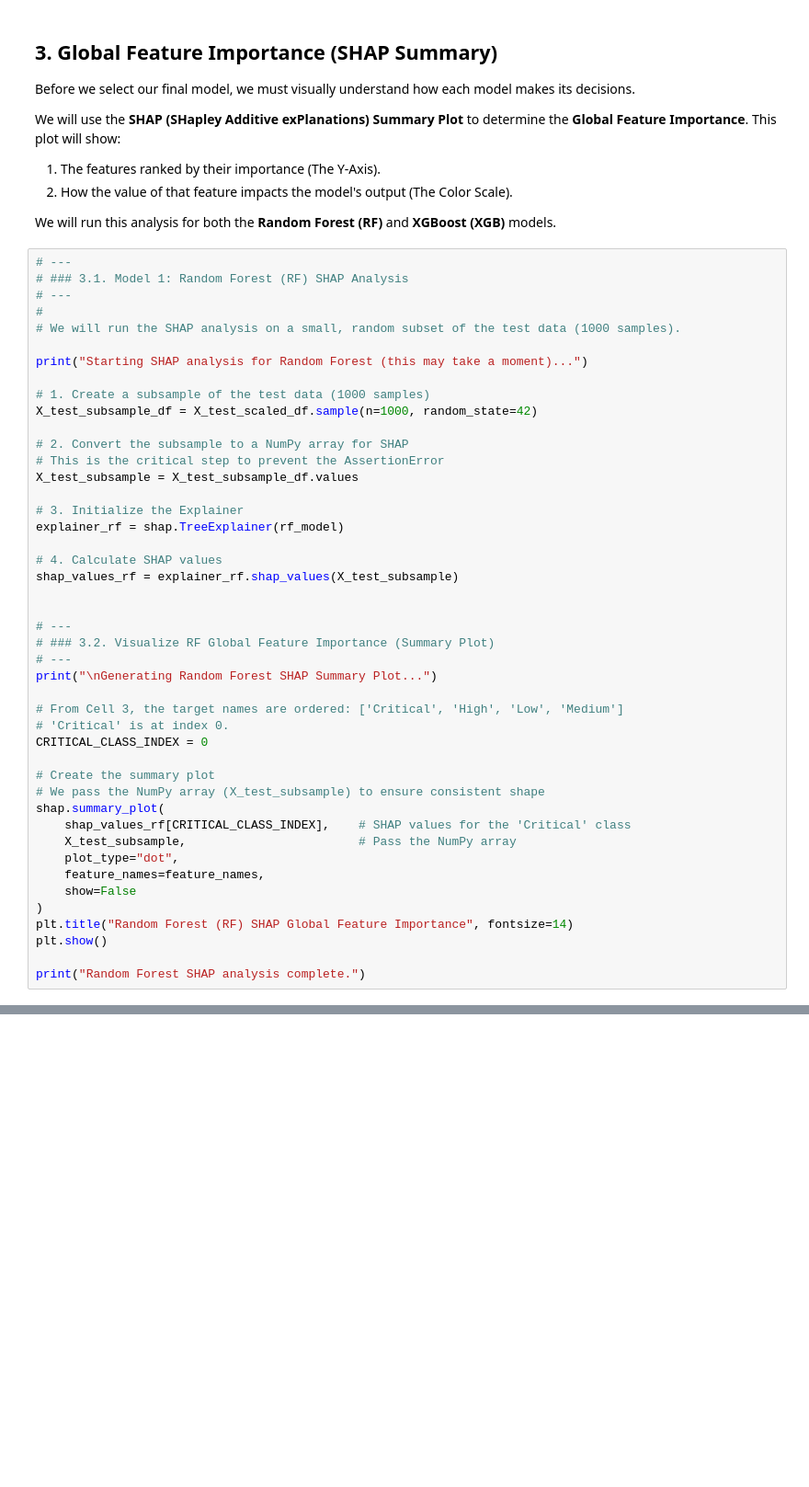
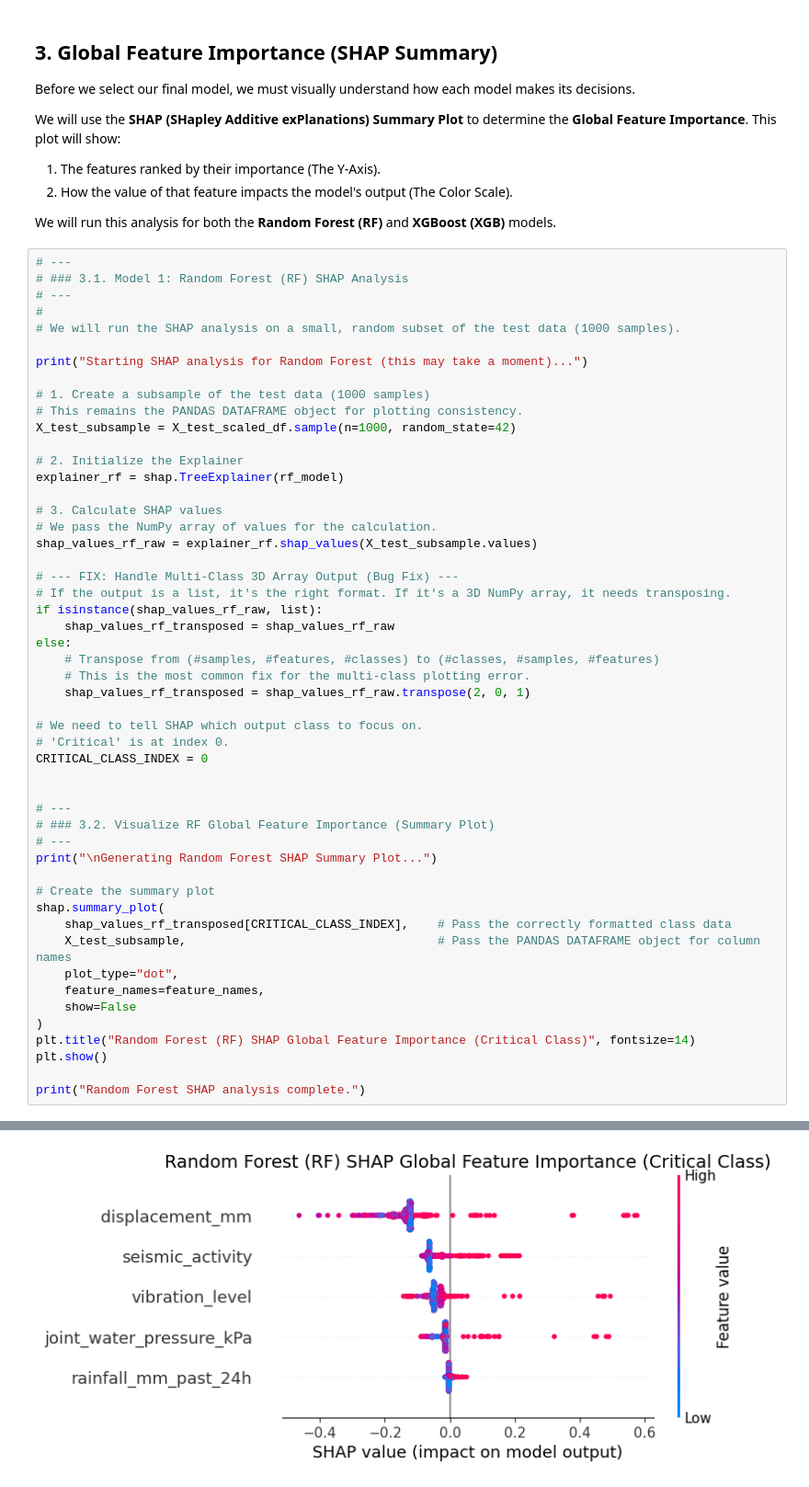
Before and after one commit to JAMPANIKOMAL/open-pit-mine-rockfall-prediction, a Jupyter notebook: notebooks/04_model_interpretation_and_results.ipynb, the cells around one changed output, grey strips where cells are left out. Shown at 92% size. Saved outputs shown, nothing was run; the diff lists cells and outputs as text; blank space fills up the shorter version.

```diff
--- a/notebooks/04_model_interpretation_and_results.ipynb
+++ b/notebooks/04_model_interpretation_and_results.ipynb
@@ -156,46 +156,53 @@ We will run this analysis for both the **Random Forest (RF)** and **XGBoost (XGB
 # ---
 #
 # We will run the SHAP analysis on a small, random subset of the test data (1000 samples).
 
 print("Starting SHAP analysis for Random Forest (this may take a moment)...")
 
 # 1. Create a subsample of the test data (1000 samples)
-X_test_subsample_df = X_test_scaled_df.sample(n=1000, random_state=42)
+# This remains the PANDAS DATAFRAME object for plotting consistency.
+X_test_subsample = X_test_scaled_df.sample(n=1000, random_state=42)
 
-# 2. Convert the subsample to a NumPy array for SHAP
-# This is the critical step to prevent the AssertionError
-X_test_subsample = X_test_subsample_df.values
-
-# 3. Initialize the Explainer
+# 2. Initialize the Explainer
 explainer_rf = shap.TreeExplainer(rf_model)
 
-# 4. Calculate SHAP values
-shap_values_rf = explainer_rf.shap_values(X_test_subsample)
+# 3. Calculate SHAP values
+# We pass the NumPy array of values for the calculation.
+shap_values_rf_raw = explainer_rf.shap_values(X_test_subsample.values)
+
+# --- FIX: Handle Multi-Class 3D Array Output (Bug Fix) ---
+# If the output is a list, it's the right format. If it's a 3D NumPy array, it needs transposing.
+if isinstance(shap_values_rf_raw, list):
+    shap_values_rf_transposed = shap_values_rf_raw
+else:
+    # Transpose from (#samples, #features, #classes) to (#classes, #samples, #features)
+    # This is the most common fix for the multi-class plotting error.
+    shap_values_rf_transposed = shap_values_rf_raw.transpose(2, 0, 1)
+
+# We need to tell SHAP which output class to focus on.
+# 'Critical' is at index 0.
+CRITICAL_CLASS_INDEX = 0
 
 
 # ---
 # ### 3.2. Visualize RF Global Feature Importance (Summary Plot)
 # ---
 print("\nGenerating Random Forest SHAP Summary Plot...")
 
-# From Cell 3, the target names are ordered: ['Critical', 'High', 'Low', 'Medium']
-# 'Critical' is at index 0.
-CRITICAL_CLASS_INDEX = 0
-
 # Create the summary plot
-# We pass the NumPy array (X_test_subsample) to ensure consistent shape
 shap.summary_plot(
-    shap_values_rf[CRITICAL_CLASS_INDEX],    # SHAP values for the 'Critical' class
-    X_test_subsample,                        # Pass the NumPy array
+    shap_values_rf_transposed[CRITICAL_CLASS_INDEX],    # Pass the correctly formatted class data
+    X_test_subsample,                                   # Pass the PANDAS DATAFRAME object for column names
     plot_type="dot",
     feature_names=feature_names,
     show=False
 )
-plt.title("Random Forest (RF) SHAP Global Feature Importance", fontsize=14)
+plt.title("Random Forest (RF) SHAP Global Feature Importance (Critical Class)", fontsize=14)
 plt.show()
 
 print("Random Forest SHAP analysis complete.")
 # %% [output]
 Starting SHAP analysis for Random Forest (this may take a moment)...
 
 Generating Random Forest SHAP Summary Plot...
+[figure, added]
```
Also changed, not shown: parts of 2 cells of this notebook, 2 other files.
